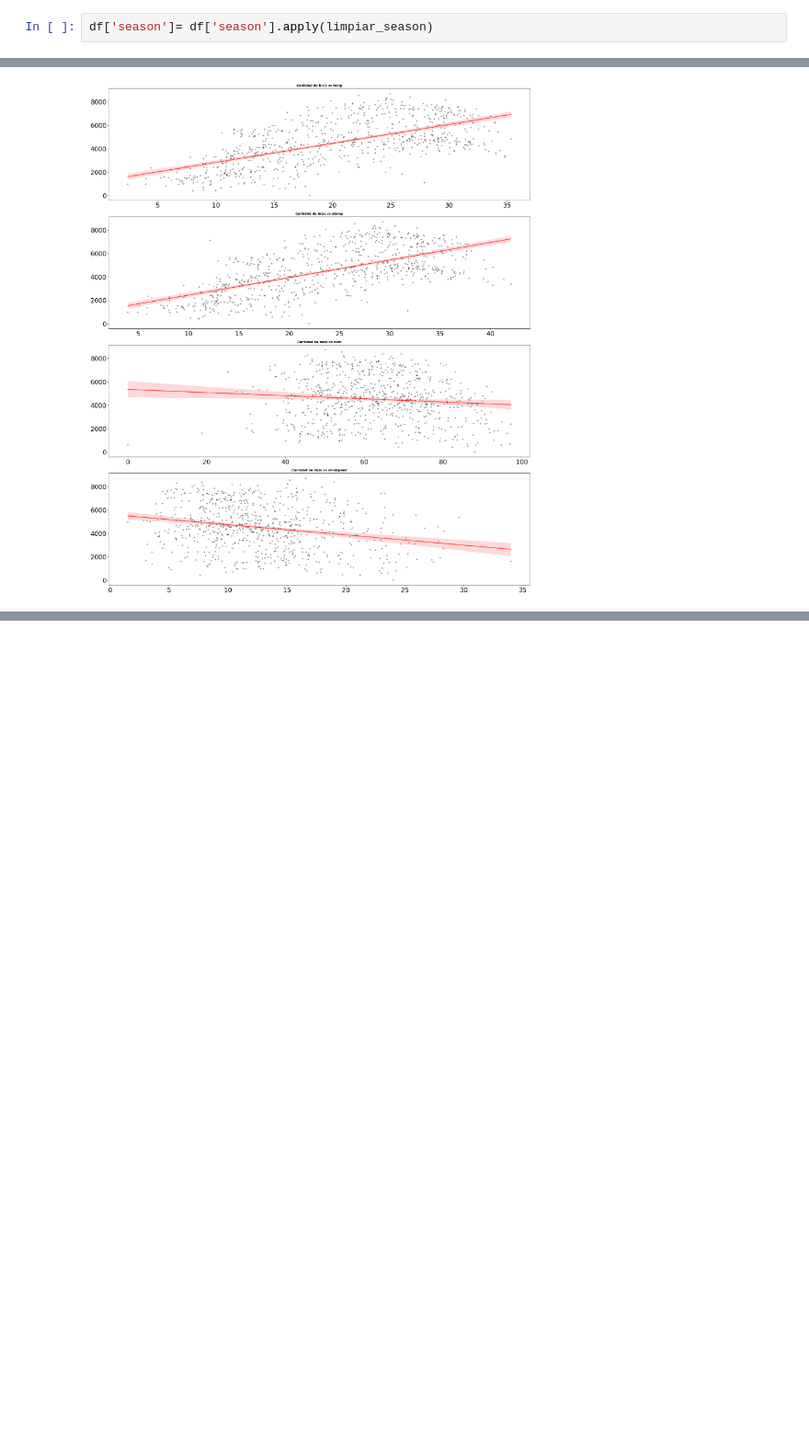
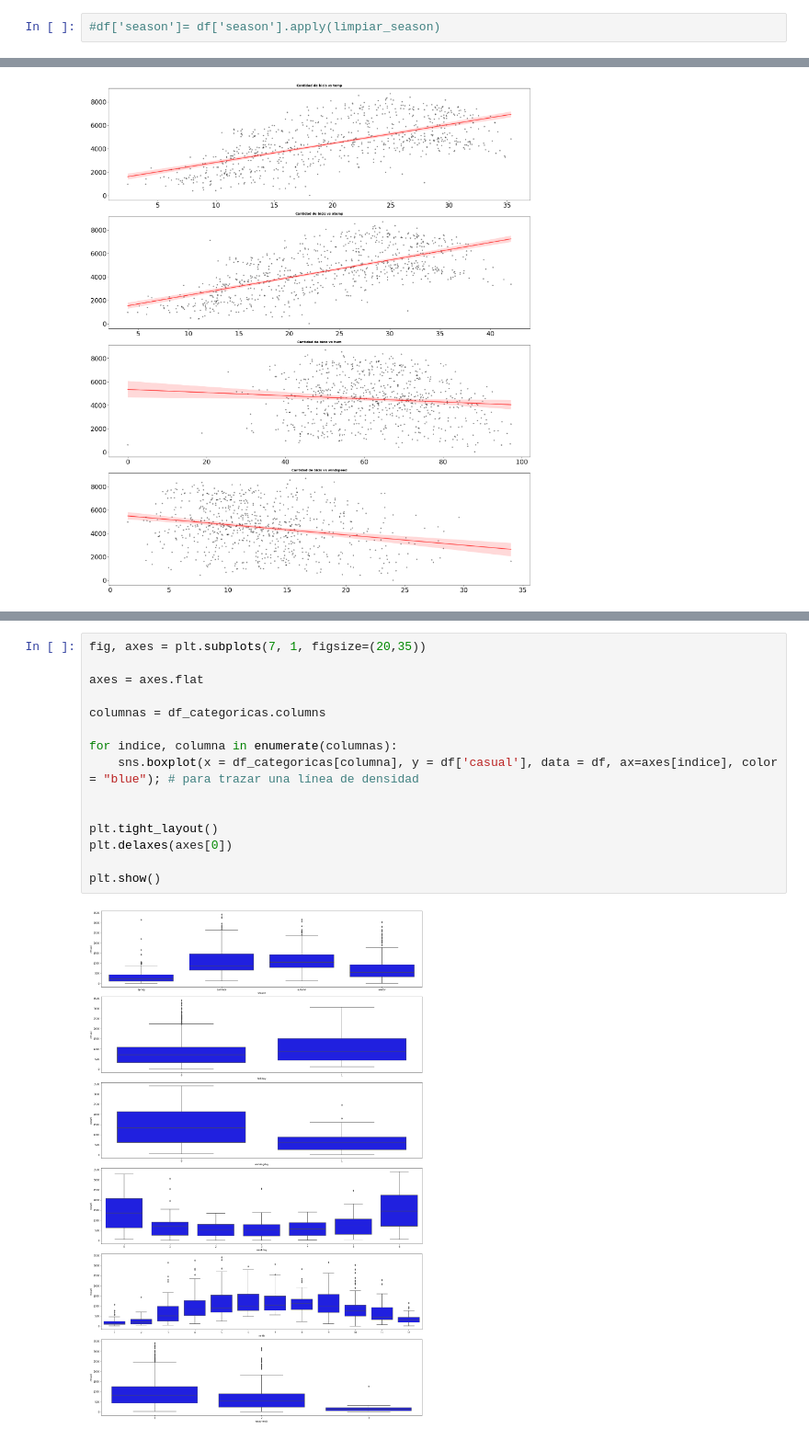
Before and after one commit to chloeiris/DA-Project3-Bike-Rental-ML-Predictive-Models, a Jupyter notebook: EDA_Bike_Sharing.ipynb, the cells around one changed output, grey strips where cells are left out. Shown at 92% size. Drawn from its saved outputs; the diff is of its cells as text; blank space fills up the shorter version.

```diff
--- a/EDA_Bike_Sharing.ipynb
+++ b/EDA_Bike_Sharing.ipynb
@@ -282,3 +259,3 @@ df.head(2)
 # %%
-df['season']= df['season'].apply(limpiar_season)
+#df['season']= df['season'].apply(limpiar_season)
 # %% [output]
@@ -391,0 +380,17 @@ fig.delaxes(axes[0]);
+# %%
+fig, axes = plt.subplots(7, 1, figsize=(20,35))
+
+axes = axes.flat
+
+columnas = df_categoricas.columns
+
+for indice, columna in enumerate(columnas):
+    sns.boxplot(x = df_categoricas[columna], y = df['casual'], data = df, ax=axes[indice], color = "blue"); # para trazar una línea de densidad
+
+
+plt.tight_layout()
+plt.delaxes(axes[0])
+
+plt.show()
+# %% [output]
+[figure, added]
```
Also changed, not shown: parts of 21 cells of this notebook.
